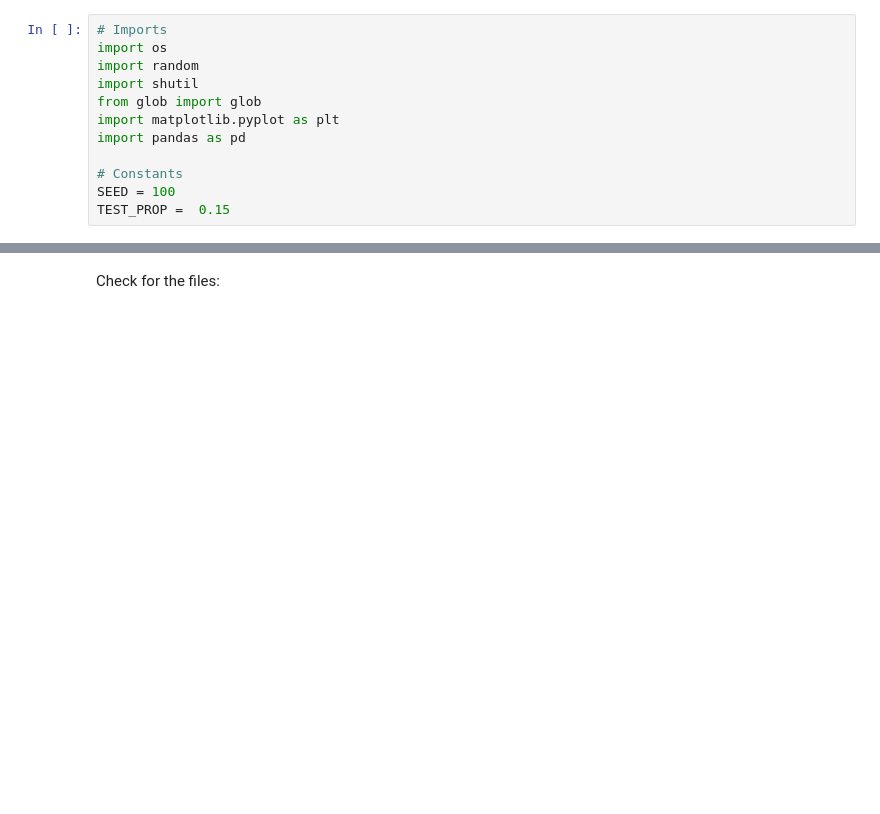
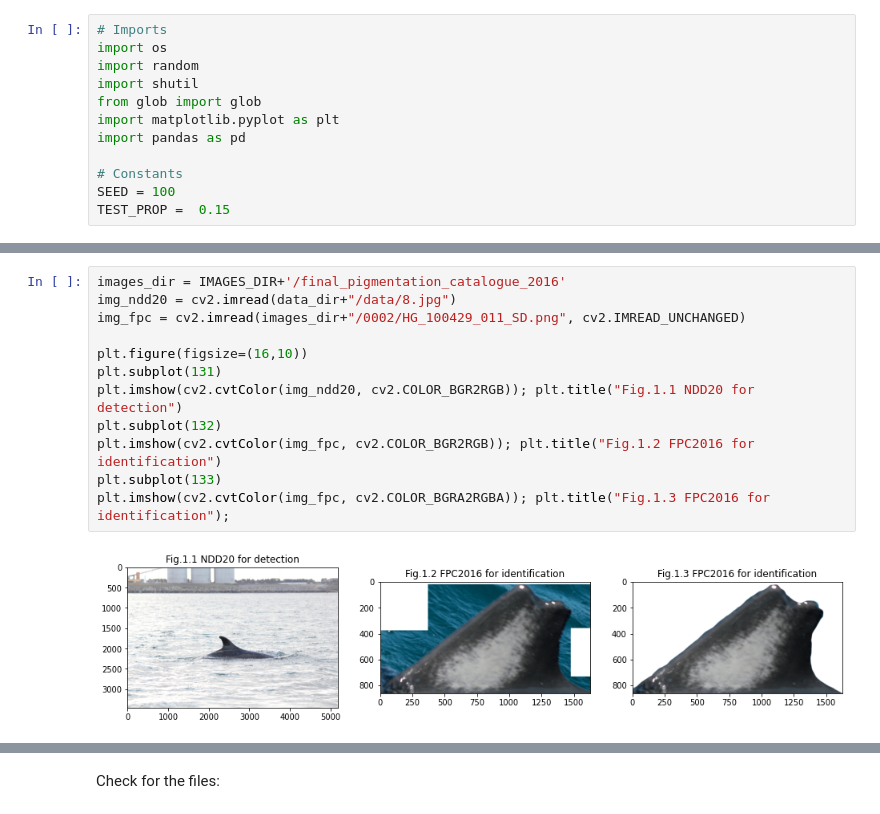
Before and after one commit to JBris/dolphin_segmentation, a Jupyter notebook: notebooks/0_ASS4_Intro_and_Pre-Processing.ipynb, the cells around one changed output, grey strips where cells are left out. Drawn from its saved outputs; the diff is of its cells as text; blank space fills up the shorter version.

```diff
--- a/notebooks/0_ASS4_Intro_and_Pre-Processing.ipynb
+++ b/notebooks/0_ASS4_Intro_and_Pre-Processing.ipynb
@@ -34,0 +40,14 @@ files = glob(f'{file_dir}*.jpg')
+# %%
+images_dir = IMAGES_DIR+'/final_pigmentation_catalogue_2016'
+img_ndd20 = cv2.imread(data_dir+"/data/8.jpg")
+img_fpc = cv2.imread(images_dir+"/0002/HG_100429_011_SD.png", cv2.IMREAD_UNCHANGED)
+
+plt.figure(figsize=(16,10))
+plt.subplot(131)
+plt.imshow(cv2.cvtColor(img_ndd20, cv2.COLOR_BGR2RGB)); plt.title("Fig.1.1 NDD20 for detection")
+plt.subplot(132)
+plt.imshow(cv2.cvtColor(img_fpc, cv2.COLOR_BGR2RGB)); plt.title("Fig.1.2 FPC2016 for identification")
+plt.subplot(133)
+plt.imshow(cv2.cvtColor(img_fpc, cv2.COLOR_BGRA2RGBA)); plt.title("Fig.1.3 FPC2016 for identification");
+# %% [output]
+[figure, added]
```
Also changed, not shown: parts of 15 cells of this notebook.
